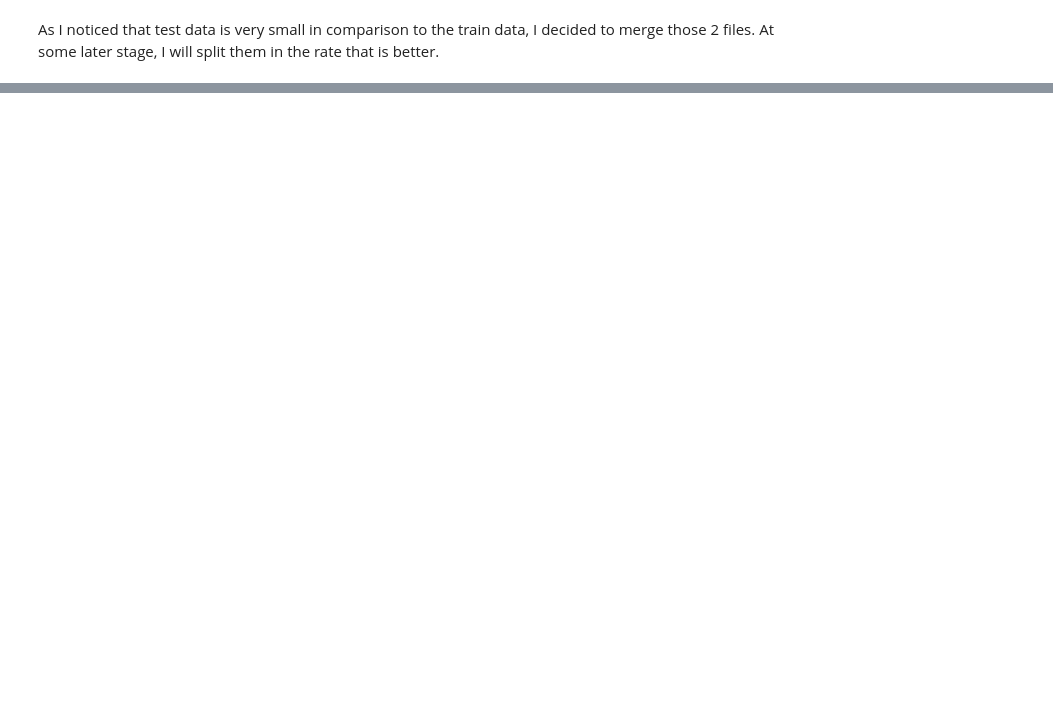
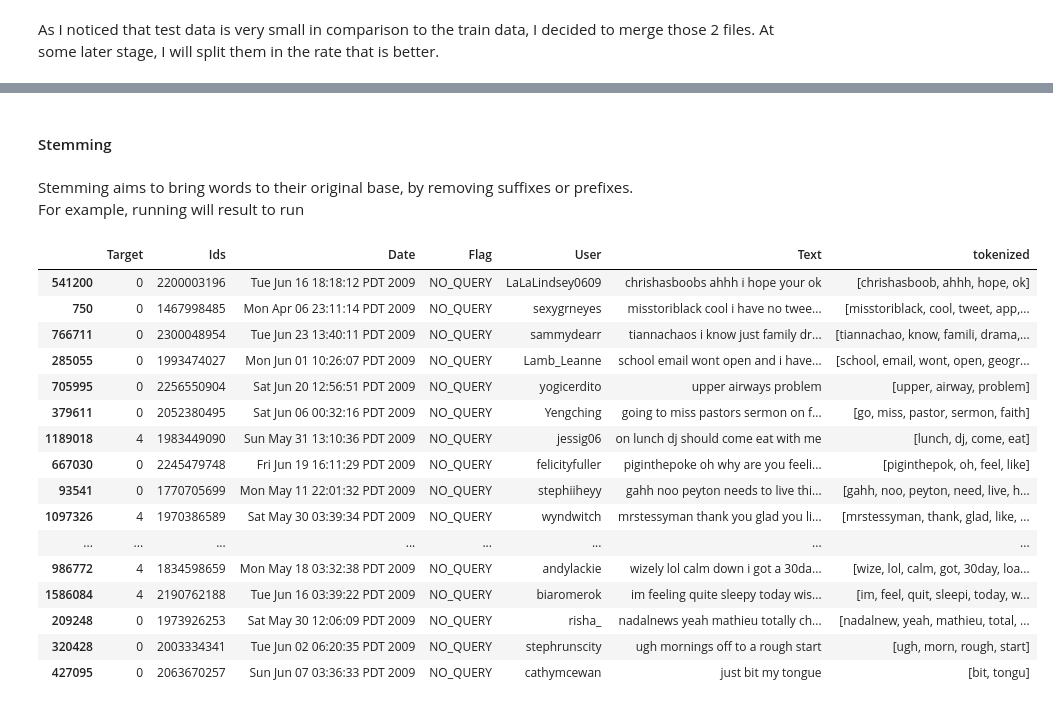
Before and after one commit to dalimvc/Text-Mining---NLP, a Jupyter notebook: DM24-Lab2-B21DALMI.ipynb, the cells around one changed output, grey strips where cells are left out. Cells and saved outputs as stored; diff of their text form; code cells hidden in the pictures; blank space fills up the shorter version.

```diff
--- a/DM24-Lab2-B21DALMI.ipynb
+++ b/DM24-Lab2-B21DALMI.ipynb
@@ -85,0 +122,10 @@ print(df.shape)
+# %% [markdown]
+<style>
+    h4 {
+        color: #d4007c
+    }
+</style>
+<h4>Stemming</h4>
+# %% [markdown]
+Stemming aims to bring words to their original base, by removing suffixes or prefixes.<br>
+For example, running will result to run
@@ -85,0 +138,20 @@ print(df.shape)
+# %%
+df.head(20)
+# %% [output]
+|  | Target | Ids | Date | Flag | User | Text | tokenized |
+| 541200 | 0 | 2200003196 | Tue Jun 16 18:18:12 PDT 2009 | NO_QUERY | LaLaLindsey0609 | chrishasboobs ahhh i hope your ok | [chrishasboob, ahhh, hope, ok] |
+| 750 | 0 | 1467998485 | Mon Apr 06 23:11:14 PDT 2009 | NO_QUERY | sexygrneyes | misstoriblack cool i have no twee... | [misstoriblack, cool, tweet, app,... |
+| 766711 | 0 | 2300048954 | Tue Jun 23 13:40:11 PDT 2009 | NO_QUERY | sammydearr | tiannachaos i know just family dr... | [tiannachao, know, famili, drama,... |
+| 285055 | 0 | 1993474027 | Mon Jun 01 10:26:07 PDT 2009 | NO_QUERY | Lamb_Leanne | school email wont open and i have... | [school, email, wont, open, geogr... |
+| 705995 | 0 | 2256550904 | Sat Jun 20 12:56:51 PDT 2009 | NO_QUERY | yogicerdito | upper airways problem | [upper, airway, problem] |
+| 379611 | 0 | 2052380495 | Sat Jun 06 00:32:16 PDT 2009 | NO_QUERY | Yengching | going to miss pastors sermon on f... | [go, miss, pastor, sermon, faith] |
+| 1189018 | 4 | 1983449090 | Sun May 31 13:10:36 PDT 2009 | NO_QUERY | jessig06 | on lunch dj should come eat with me | [lunch, dj, come, eat] |
+| 667030 | 0 | 2245479748 | Fri Jun 19 16:11:29 PDT 2009 | NO_QUERY | felicityfuller | piginthepoke oh why are you feeli... | [piginthepok, oh, feel, like] |
+| 93541 | 0 | 1770705699 | Mon May 11 22:01:32 PDT 2009 | NO_QUERY | stephiiheyy | gahh noo peyton needs to live thi... | [gahh, noo, peyton, need, live, h... |
+| 1097326 | 4 | 1970386589 | Sat May 30 03:39:34 PDT 2009 | NO_QUERY | wyndwitch | mrstessyman thank you glad you li... | [mrstessyman, thank, glad, like, ... |
+| ... | ... | ... | ... | ... | ... | ... | ... |
+| 986772 | 4 | 1834598659 | Mon May 18 03:32:38 PDT 2009 | NO_QUERY | andylackie | wizely lol calm down i got a 30da... | [wize, lol, calm, got, 30day, loa... |
+| 1586084 | 4 | 2190762188 | Tue Jun 16 03:39:22 PDT 2009 | NO_QUERY | biaromerok | im feeling quite sleepy today wis... | [im, feel, quit, sleepi, today, w... |
+| 209248 | 0 | 1973926253 | Sat May 30 12:06:09 PDT 2009 | NO_QUERY | risha_ | nadalnews yeah mathieu totally ch... | [nadalnew, yeah, mathieu, total, ... |
+| 320428 | 0 | 2003334341 | Tue Jun 02 06:20:35 PDT 2009 | NO_QUERY | stephrunscity | ugh mornings off to a rough start | [ugh, morn, rough, start] |
+| 427095 | 0 | 2063670257 | Sun Jun 07 03:36:33 PDT 2009 | NO_QUERY | cathymcewan | just bit my tongue | [bit, tongu] |
```
Also changed, not shown: parts of 54 cells of this notebook, 2 other files.
